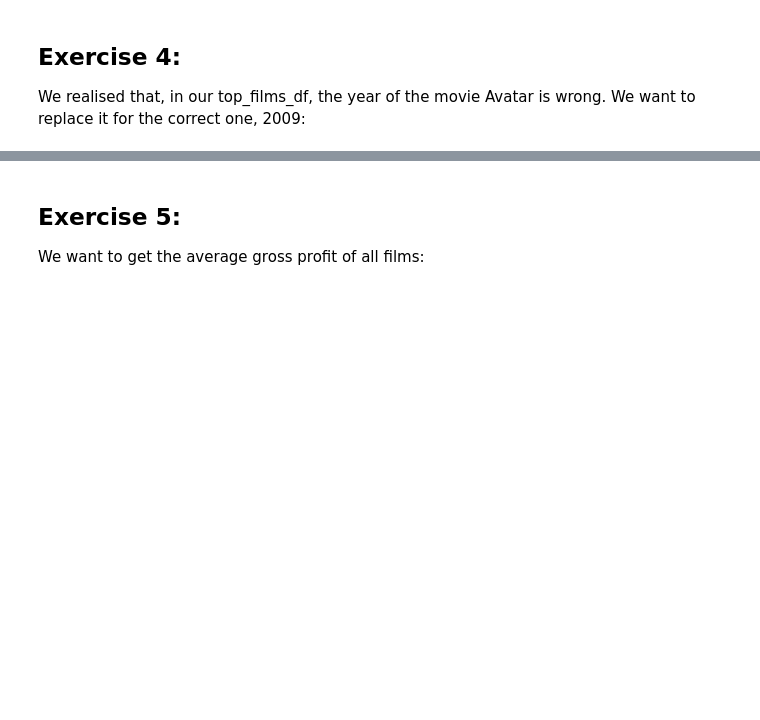
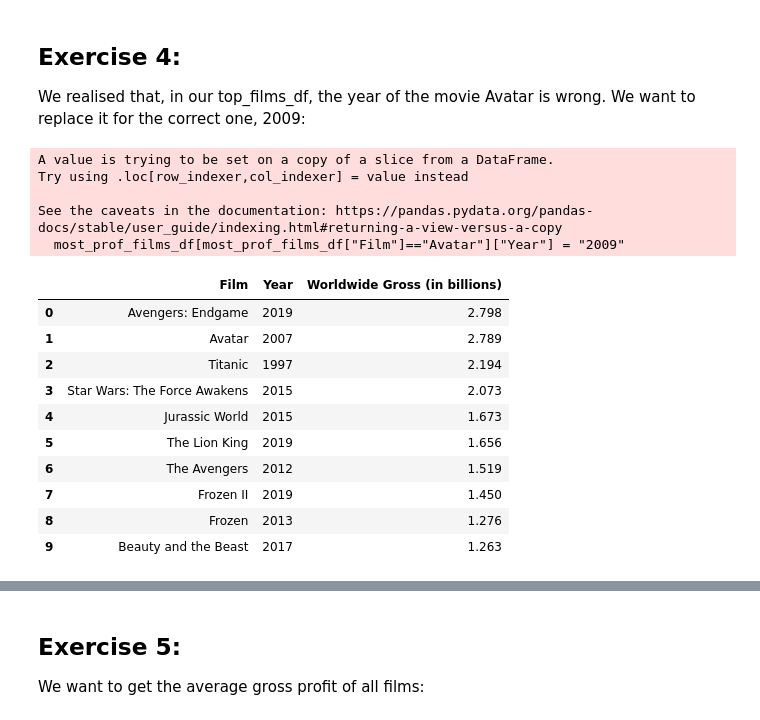
Before and after one commit to TheMaze45/Pandas, a Jupyter notebook: debugging_challenges.ipynb, the cells around one changed output, grey strips where cells are left out. Drawn from its saved outputs; the diff is of its cells as text; code cells hidden in the pictures; blank space fills up the shorter version.

```diff
--- a/debugging_challenges.ipynb
+++ b/debugging_challenges.ipynb
@@ -259,0 +256,25 @@ top_films_df[top_films_df["Film"]=="Avatar"]["Year"] = "2009"
+# %%
+# What we wanna do here, is update the value in on of our rows, we can simply do that with a .loc
+# For that we should first locate the row that we cant to update
+most_prof_films_df[most_prof_films_df["Film"]=="Avatar"]["Year"] = "2009"
+# %% [output]
+A value is trying to be set on a copy of a slice from a DataFrame.
+Try using .loc[row_indexer,col_indexer] = value instead
+
+See the caveats in the documentation: https://pandas.pydata.org/pandas-docs/stable/user_guide/indexing.html#returning-a-view-versus-a-copy
+  most_prof_films_df[most_prof_films_df["Film"]=="Avatar"]["Year"] = "2009"
+# %%
+# We see that the film Avatar is on index position 1
+most_prof_films_df
+# %% [output]
+|  | Film | Year | Worldwide Gross (in billions) |
+| 0 | Avengers: Endgame | 2019 | 2.798 |
+| 1 | Avatar | 2007 | 2.789 |
+| 2 | Titanic | 1997 | 2.194 |
+| 3 | Star Wars: The Force Awakens | 2015 | 2.073 |
+| 4 | Jurassic World | 2015 | 1.673 |
+| 5 | The Lion King | 2019 | 1.656 |
+| 6 | The Avengers | 2012 | 1.519 |
+| 7 | Frozen II | 2019 | 1.450 |
+| 8 | Frozen | 2013 | 1.276 |
+| 9 | Beauty and the Beast | 2017 | 1.263 |
```
Also changed, not shown: parts of 4 cells of this notebook.
